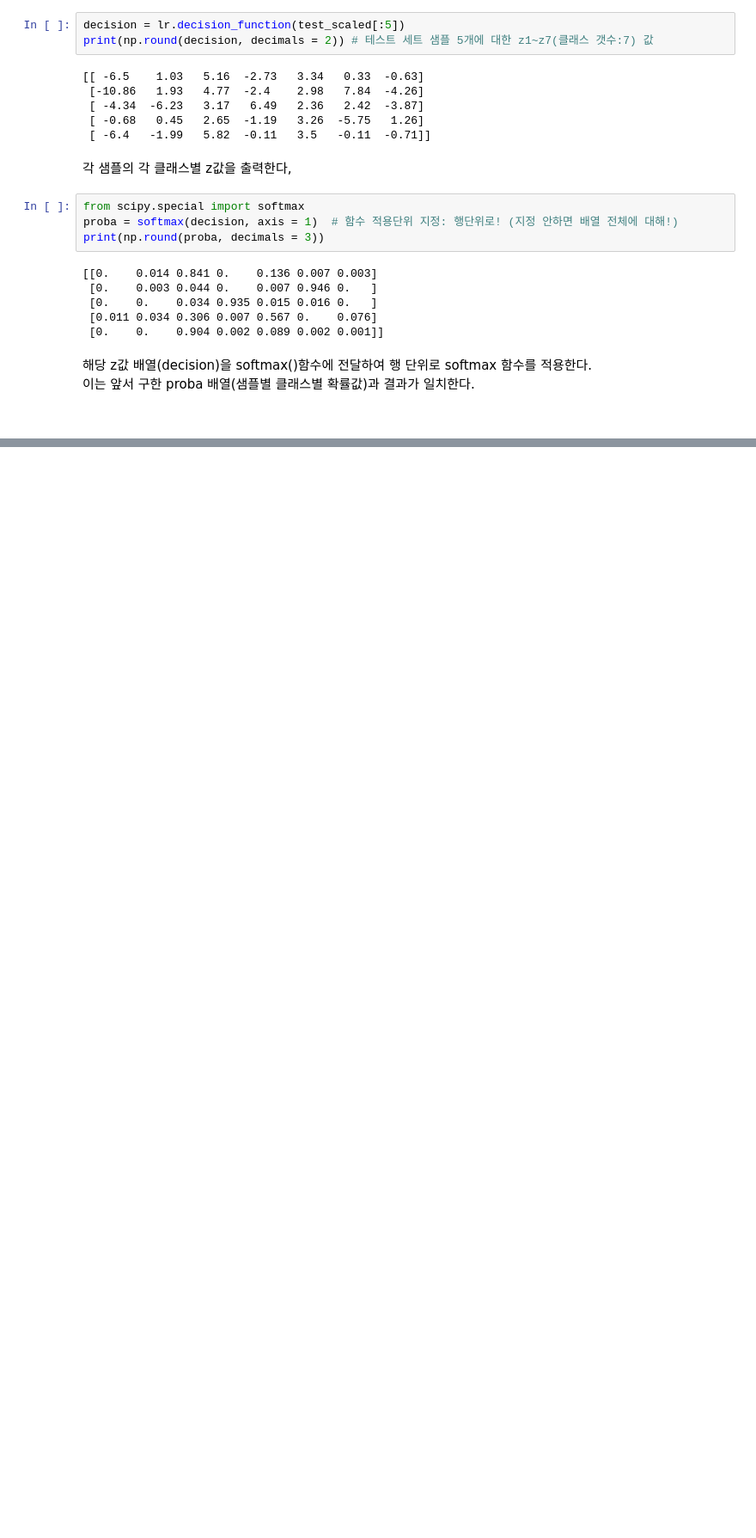
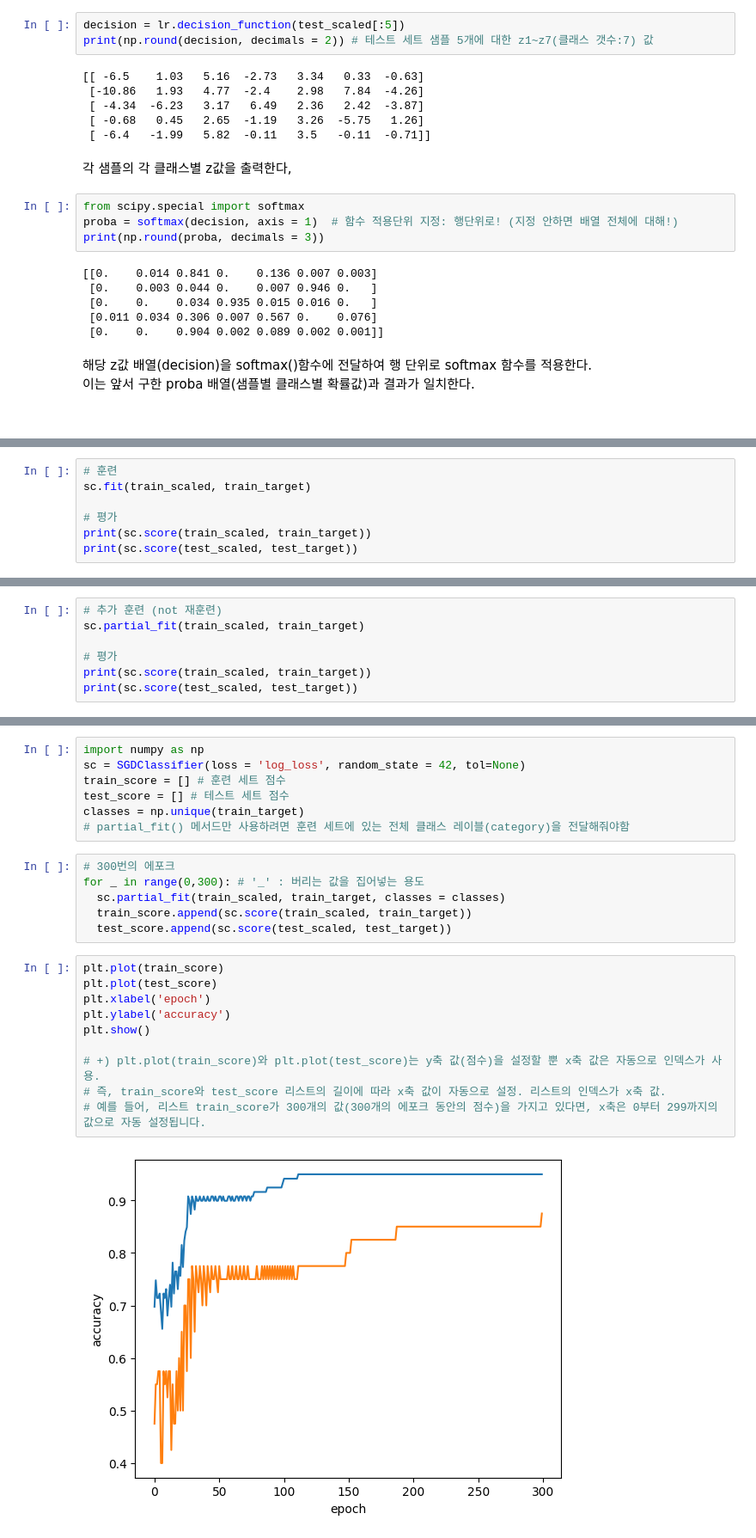
Before and after one commit to Vida0822/MachinLearning_Basic, a Jupyter notebook: classification.ipynb, the cells around one changed output, grey strips where cells are left out. Shown: that part at 86% size. Saved outputs shown, nothing was run; the diff lists cells and outputs as text; blank space fills up the shorter version.

Commit message:
확률적 경사 하강법 - SGDClassifier를 활용한 분류 모델 구현 / 점진 학습 개념 습득

```diff
--- a/classification.ipynb
+++ b/classification.ipynb
@@ -379,0 +534,7 @@ print(np.round(proba, decimals = 3))
+# %%
+# 훈련
+sc.fit(train_scaled, train_target)
+
+# 평가
+print(sc.score(train_scaled, train_target))
+print(sc.score(test_scaled, test_target))
@@ -379,0 +567,7 @@ print(np.round(proba, decimals = 3))
+# %%
+# 추가 훈련 (not 재훈련)
+sc.partial_fit(train_scaled, train_target)
+
+# 평가
+print(sc.score(train_scaled, train_target))
+print(sc.score(test_scaled, test_target))
@@ -379,0 +587,25 @@ print(np.round(proba, decimals = 3))
+# %%
+import numpy as np
+sc = SGDClassifier(loss = 'log_loss', random_state = 42, tol=None)
+train_score = [] # 훈련 세트 점수
+test_score = [] # 테스트 세트 점수
+classes = np.unique(train_target)
+# partial_fit() 메서드만 사용하려면 훈련 세트에 있는 전체 클래스 레이블(category)을 전달해줘야함
+# %%
+# 300번의 에포크
+for _ in range(0,300): # '_' : 버리는 값을 집어넣는 용도
+  sc.partial_fit(train_scaled, train_target, classes = classes)
+  train_score.append(sc.score(train_scaled, train_target))
+  test_score.append(sc.score(test_scaled, test_target))
+# %%
+plt.plot(train_score)
+plt.plot(test_score)
+plt.xlabel('epoch')
+plt.ylabel('accuracy')
+plt.show()
+
+# +) plt.plot(train_score)와 plt.plot(test_score)는 y축 값(점수)을 설정할 뿐 x축 값은 자동으로 인덱스가 사용.
+# 즉, train_score와 test_score 리스트의 길이에 따라 x축 값이 자동으로 설정. 리스트의 인덱스가 x축 값.
+# 예를 들어, 리스트 train_score가 300개의 값(300개의 에포크 동안의 점수)을 가지고 있다면, x축은 0부터 299까지의 값으로 자동 설정됩니다.
+# %% [output]
+[figure, added]
```
Also changed, not shown: parts of 25 cells of this notebook.
